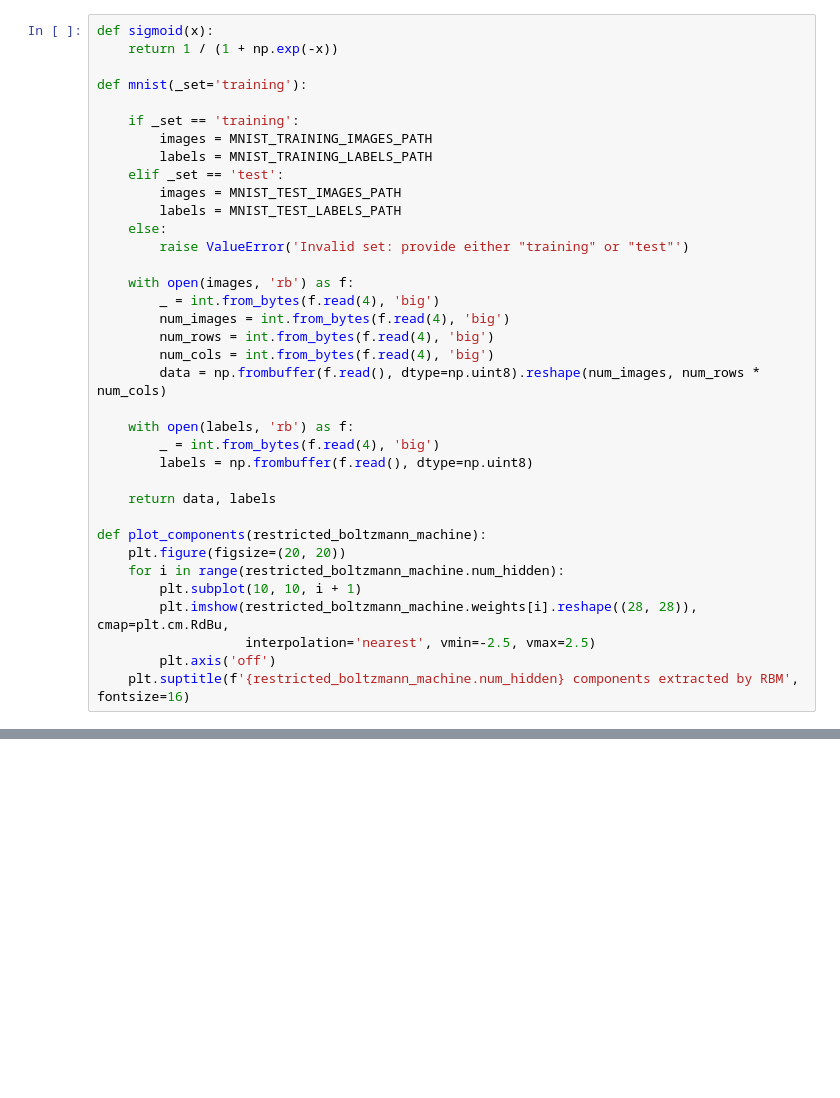
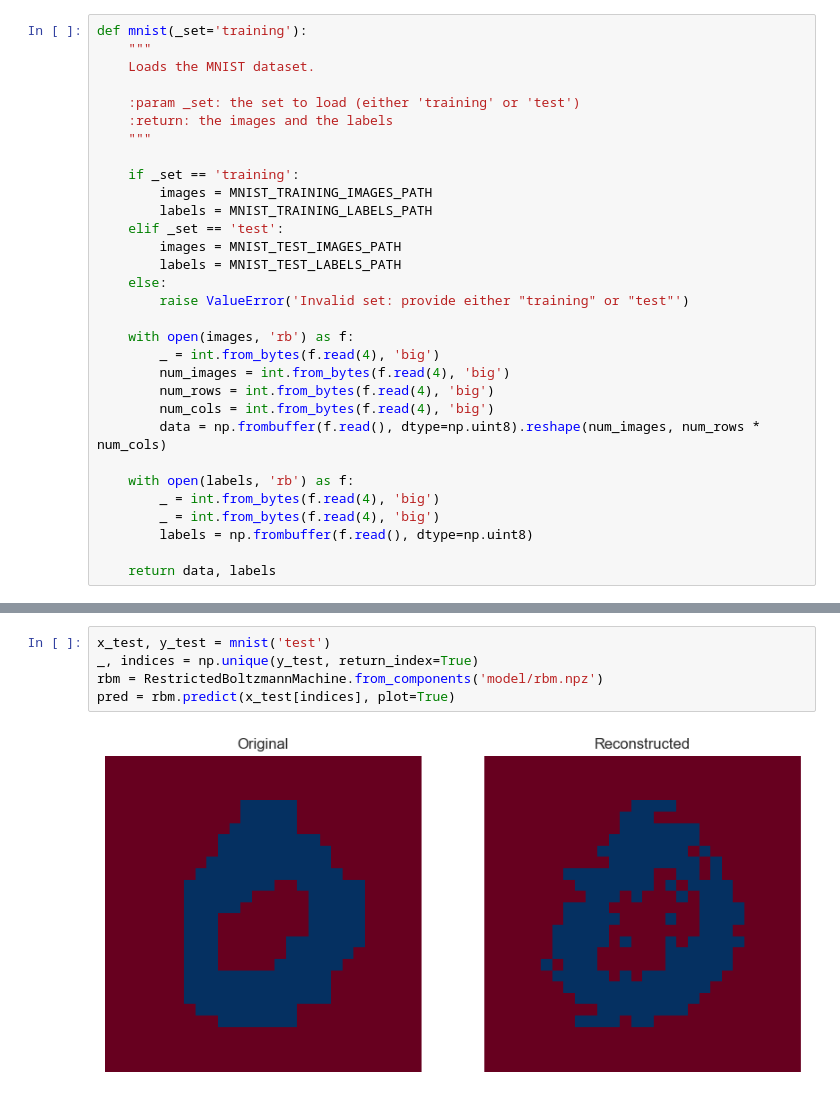
Before and after one commit to FabriDeCastelli/ISPR-23-24, a Jupyter notebook: assignment2/report.ipynb, the cells around one changed output, grey strips where cells are left out. Saved outputs shown, nothing was run; the diff lists cells and outputs as text; blank space fills up the shorter version.

Commit message:
Added load and save method, fitted RBM hidden features on neural classifier to assess its quality of encoding.

```diff
--- a/assignment2/report.ipynb
+++ b/assignment2/report.ipynb
@@ -22,8 +199,11 @@ MNIST_TEST_LABELS_PATH = "dataset/t10k-labels.idx1-ubyte"
 # %%
-def sigmoid(x):
-    return 1 / (1 + np.exp(-x))
+def mnist(_set='training'):
+    """
+    Loads the MNIST dataset.
 
-def mnist(_set='training'):
+    :param _set: the set to load (either 'training' or 'test')
+    :return: the images and the labels
+    """
 
     if _set == 'training':
         images = MNIST_TRAINING_IMAGES_PATH
@@ -43,15 +223,7 @@ def mnist(_set='training'):
 
     with open(labels, 'rb') as f:
         _ = int.from_bytes(f.read(4), 'big')
+        _ = int.from_bytes(f.read(4), 'big')
         labels = np.frombuffer(f.read(), dtype=np.uint8)
 
     return data, labels
-
-def plot_components(restricted_boltzmann_machine):
-    plt.figure(figsize=(20, 20))
-    for i in range(restricted_boltzmann_machine.num_hidden):
-        plt.subplot(10, 10, i + 1)
-        plt.imshow(restricted_boltzmann_machine.weights[i].reshape((28, 28)), cmap=plt.cm.RdBu,
-                   interpolation='nearest', vmin=-2.5, vmax=2.5)
-        plt.axis('off')
-    plt.suptitle(f'{restricted_boltzmann_machine.num_hidden} components extracted by RBM', fontsize=16)
@@ -135,0 +256,7 @@ Epoch: 49, Error: 0.07776785714285714
+# %%
+x_test, y_test = mnist('test')
+_, indices = np.unique(y_test, return_index=True)
+rbm = RestrictedBoltzmannMachine.from_components('model/rbm.npz')
+pred = rbm.predict(x_test[indices], plot=True)
+# %% [output]
+[figure, added]
```
Also changed, not shown: parts of 12 cells of this notebook.
